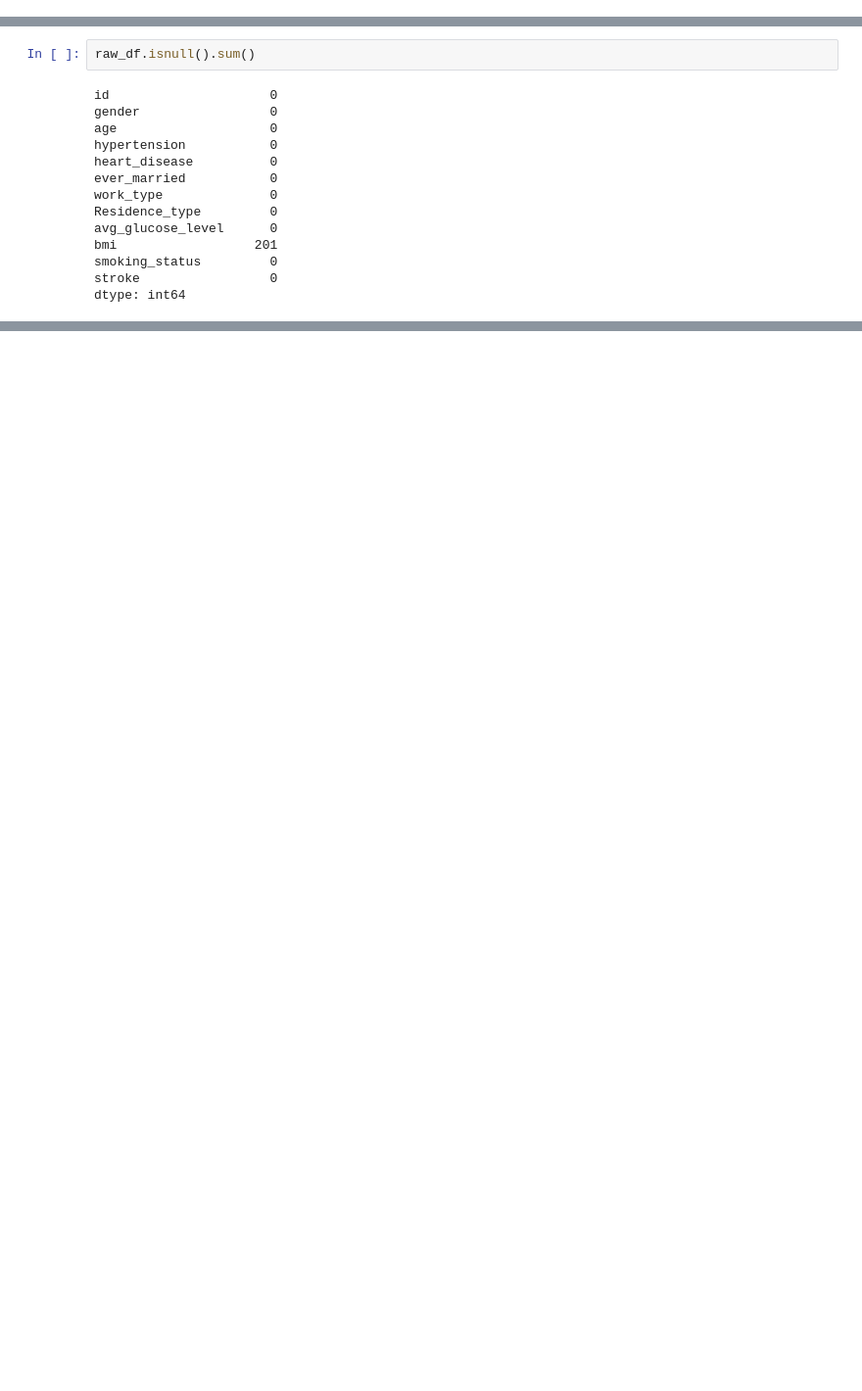
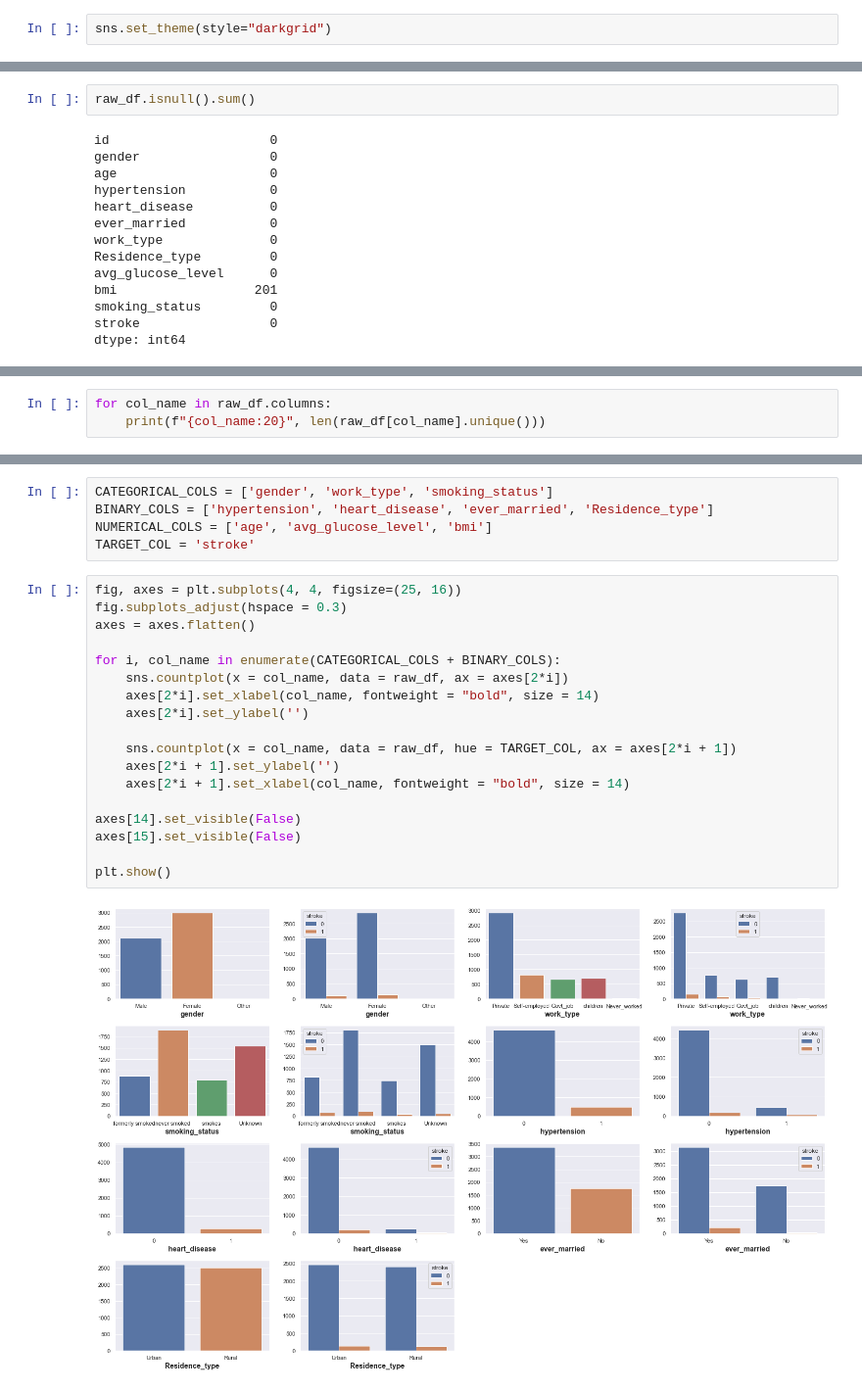
Before and after one commit to mayur7garg/StrokePrediction, a Jupyter notebook: EDA.ipynb, the cells around one changed output, grey strips where cells are left out. Shown at 98% size. Drawn from its saved outputs; the diff is of its cells as text; blank space fills up the shorter version.

```diff
--- a/EDA.ipynb
+++ b/EDA.ipynb
@@ -7,3 +9,5 @@ import pandas as pd
+# %%
+sns.set_theme(style="darkgrid")
 # %% [markdown]
 ## Loading the data
 # %%
@@ -68,0 +76,3 @@ dtype: int64
+# %%
+for col_name in raw_df.columns:
+    print(f"{col_name:20}", len(raw_df[col_name].unique()))
@@ -68,0 +92,25 @@ dtype: int64
+# %%
+CATEGORICAL_COLS = ['gender', 'work_type', 'smoking_status']
+BINARY_COLS = ['hypertension', 'heart_disease', 'ever_married', 'Residence_type']
+NUMERICAL_COLS = ['age', 'avg_glucose_level', 'bmi']
+TARGET_COL = 'stroke'
+# %%
+fig, axes = plt.subplots(4, 4, figsize=(25, 16))
+fig.subplots_adjust(hspace = 0.3)
+axes = axes.flatten()
+
+for i, col_name in enumerate(CATEGORICAL_COLS + BINARY_COLS):
+    sns.countplot(x = col_name, data = raw_df, ax = axes[2*i])
+    axes[2*i].set_xlabel(col_name, fontweight = "bold", size = 14)
+    axes[2*i].set_ylabel('')
+
+    sns.countplot(x = col_name, data = raw_df, hue = TARGET_COL, ax = axes[2*i + 1])
+    axes[2*i + 1].set_ylabel('')
+    axes[2*i + 1].set_xlabel(col_name, fontweight = "bold", size = 14)
+
+axes[14].set_visible(False)
+axes[15].set_visible(False)
+
+plt.show()
+# %% [output]
+[figure, added]
```
Also changed, not shown: parts of 5 cells of this notebook, 1 other file.
